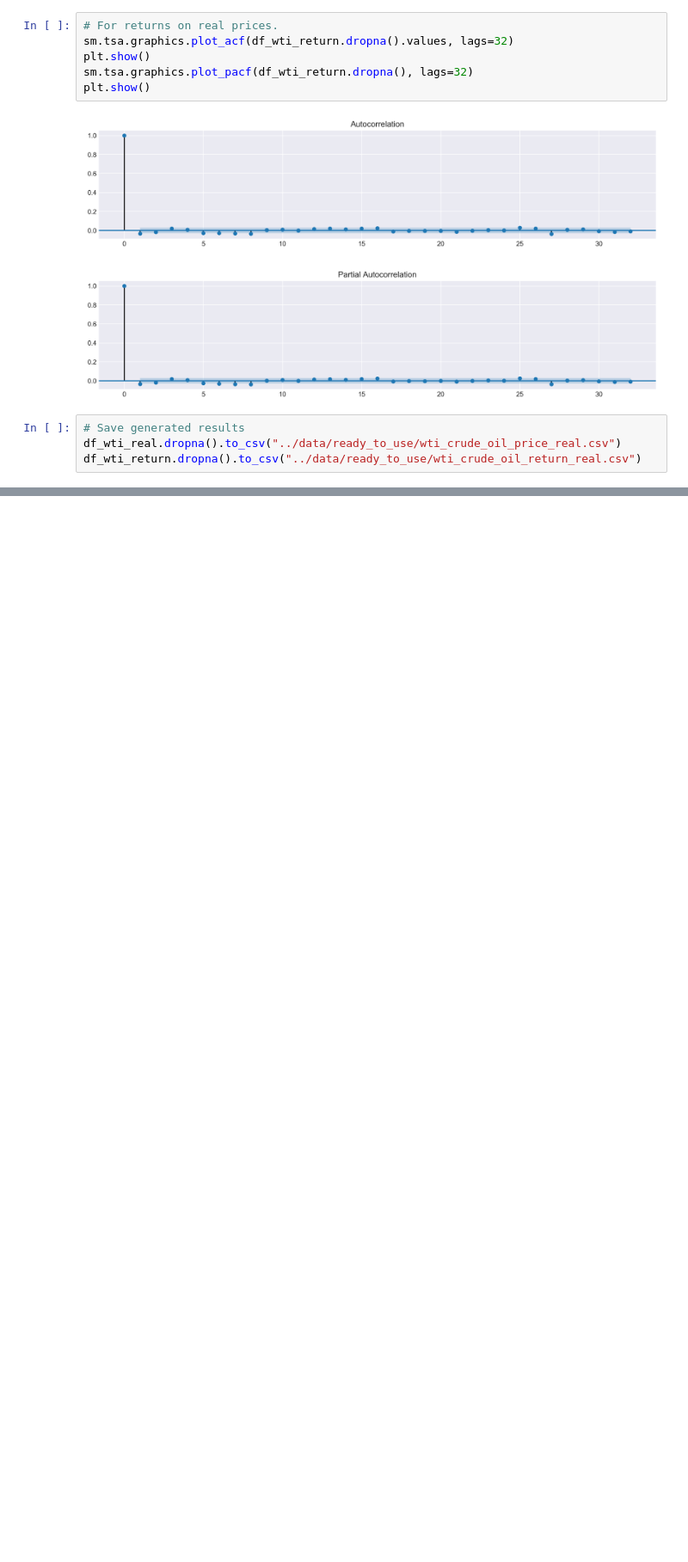
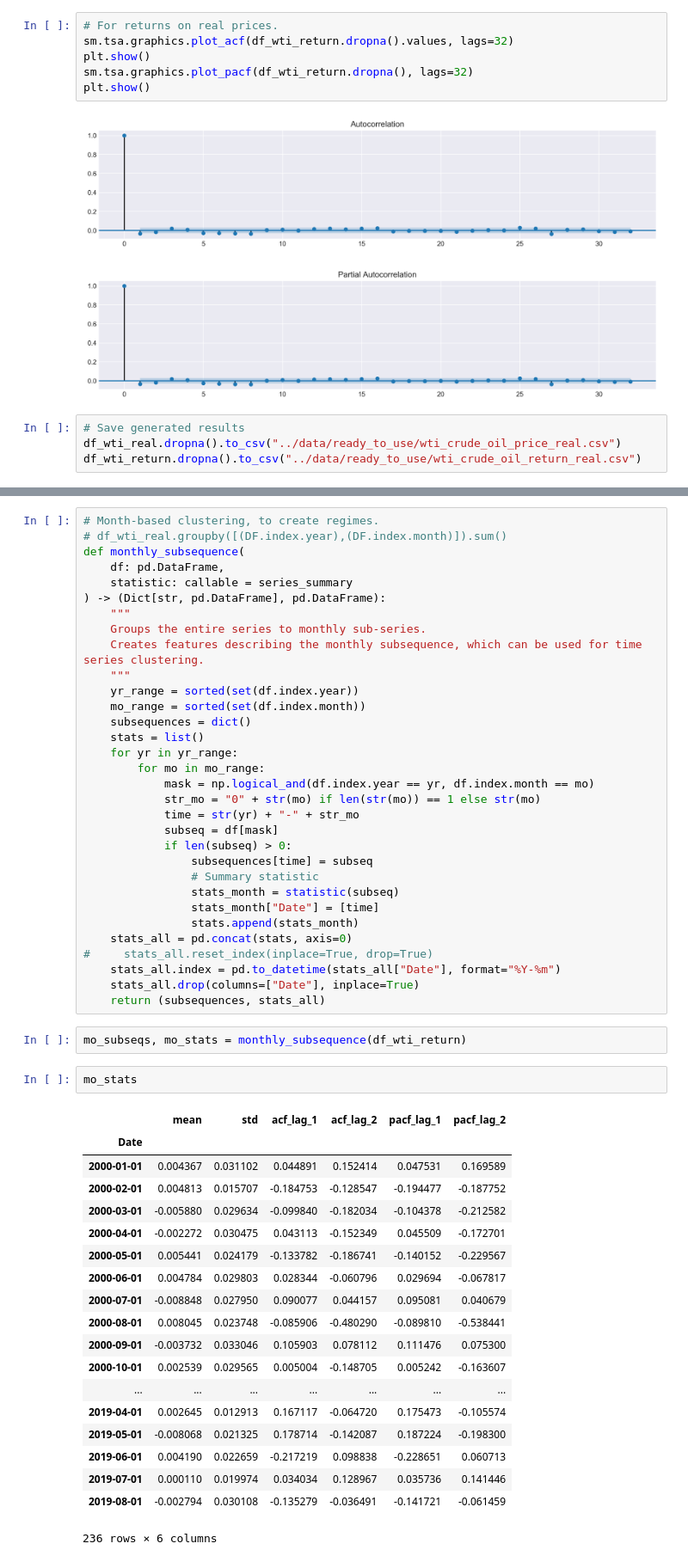
Before and after one commit to TianyuDu/ugthesis, a Jupyter notebook: eda/WTI_crude_oil_price_eda.ipynb, the cells around one changed output, grey strips where cells are left out. Shown at 86% size. Cells and saved outputs as stored; diff of their text form; blank space fills up the shorter version.

```diff
--- a/eda/WTI_crude_oil_price_eda.ipynb
+++ b/eda/WTI_crude_oil_price_eda.ipynb
@@ -182,0 +201,56 @@ df_wti_return.dropna().to_csv("../data/ready_to_use/wti_crude_oil_return_real.cs
+# %%
+# Month-based clustering, to create regimes.
+# df_wti_real.groupby([(DF.index.year),(DF.index.month)]).sum()
+def monthly_subsequence(
+    df: pd.DataFrame,
+    statistic: callable = series_summary
+) -> (Dict[str, pd.DataFrame], pd.DataFrame):
+    """
+    Groups the entire series to monthly sub-series.
+    Creates features describing the monthly subsequence, which can be used for time series clustering.
+    """
+    yr_range = sorted(set(df.index.year))
+    mo_range = sorted(set(df.index.month))
+    subsequences = dict()
+    stats = list()
+    for yr in yr_range:
+        for mo in mo_range:
+            mask = np.logical_and(df.index.year == yr, df.index.month == mo)
+            str_mo = "0" + str(mo) if len(str(mo)) == 1 else str(mo)
+            time = str(yr) + "-" + str_mo
+            subseq = df[mask]
+            if len(subseq) > 0:
+                subsequences[time] = subseq
+                # Summary statistic
+                stats_month = statistic(subseq)
+                stats_month["Date"] = [time]
+                stats.append(stats_month)
+    stats_all = pd.concat(stats, axis=0)
+#     stats_all.reset_index(inplace=True, drop=True)
+    stats_all.index = pd.to_datetime(stats_all["Date"], format="%Y-%m")
+    stats_all.drop(columns=["Date"], inplace=True)
+    return (subsequences, stats_all)
+# %%
+mo_subseqs, mo_stats = monthly_subsequence(df_wti_return)
+# %%
+mo_stats
+# %% [output]
+|  | mean | std | acf_lag_1 | acf_lag_2 | pacf_lag_1 | pacf_lag_2 |
+| Date |  |  |  |  |  |  |
+| 2000-01-01 | 0.004367 | 0.031102 | 0.044891 | 0.152414 | 0.047531 | 0.169589 |
+| 2000-02-01 | 0.004813 | 0.015707 | -0.184753 | -0.128547 | -0.194477 | -0.187752 |
+| 2000-03-01 | -0.005880 | 0.029634 | -0.099840 | -0.182034 | -0.104378 | -0.212582 |
+| 2000-04-01 | -0.002272 | 0.030475 | 0.043113 | -0.152349 | 0.045509 | -0.172701 |
+| 2000-05-01 | 0.005441 | 0.024179 | -0.133782 | -0.186741 | -0.140152 | -0.229567 |
+| 2000-06-01 | 0.004784 | 0.029803 | 0.028344 | -0.060796 | 0.029694 | -0.067817 |
+| 2000-07-01 | -0.008848 | 0.027950 | 0.090077 | 0.044157 | 0.095081 | 0.040679 |
+| 2000-08-01 | 0.008045 | 0.023748 | -0.085906 | -0.480290 | -0.089810 | -0.538441 |
+| 2000-09-01 | -0.003732 | 0.033046 | 0.105903 | 0.078112 | 0.111476 | 0.075300 |
+| 2000-10-01 | 0.002539 | 0.029565 | 0.005004 | -0.148705 | 0.005242 | -0.163607 |
+| ... | ... | ... | ... | ... | ... | ... |
+| 2019-04-01 | 0.002645 | 0.012913 | 0.167117 | -0.064720 | 0.175473 | -0.105574 |
+| 2019-05-01 | -0.008068 | 0.021325 | 0.178714 | -0.142087 | 0.187224 | -0.198300 |
+| 2019-06-01 | 0.004190 | 0.022659 | -0.217219 | 0.098838 | -0.228651 | 0.060713 |
+| 2019-07-01 | 0.000110 | 0.019974 | 0.034034 | 0.128967 | 0.035736 | 0.141446 |
+| 2019-08-01 | -0.002794 | 0.030108 | -0.135279 | -0.036491 | -0.141721 | -0.061459 |
+236 rows × 6 columns
```
Also changed, not shown: parts of 12 cells of this notebook.
